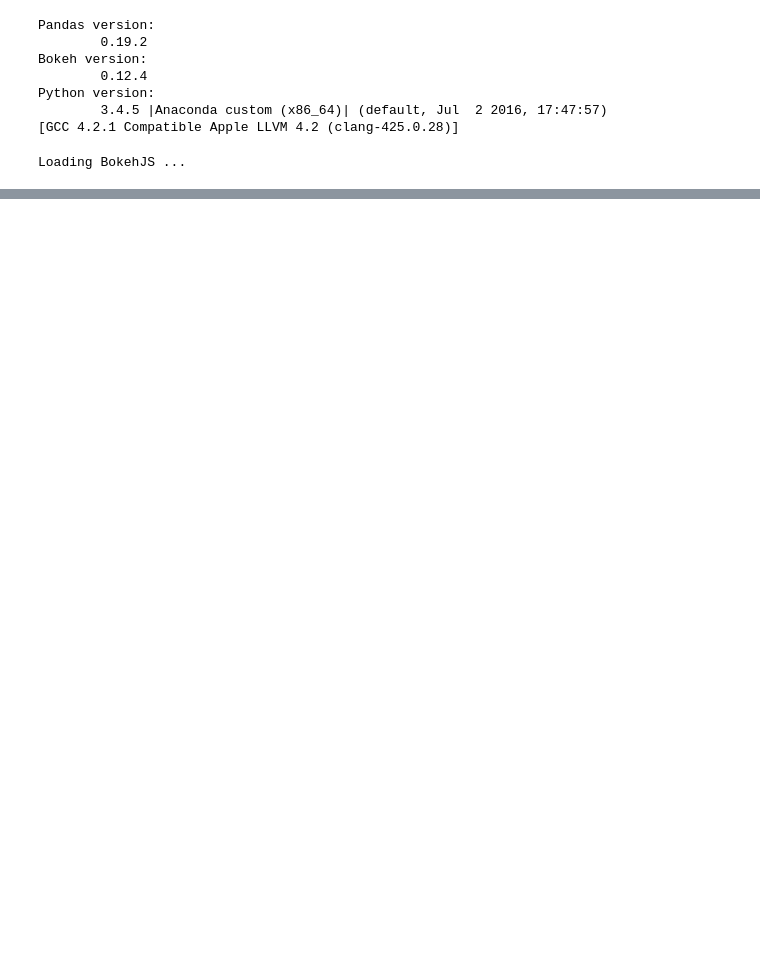
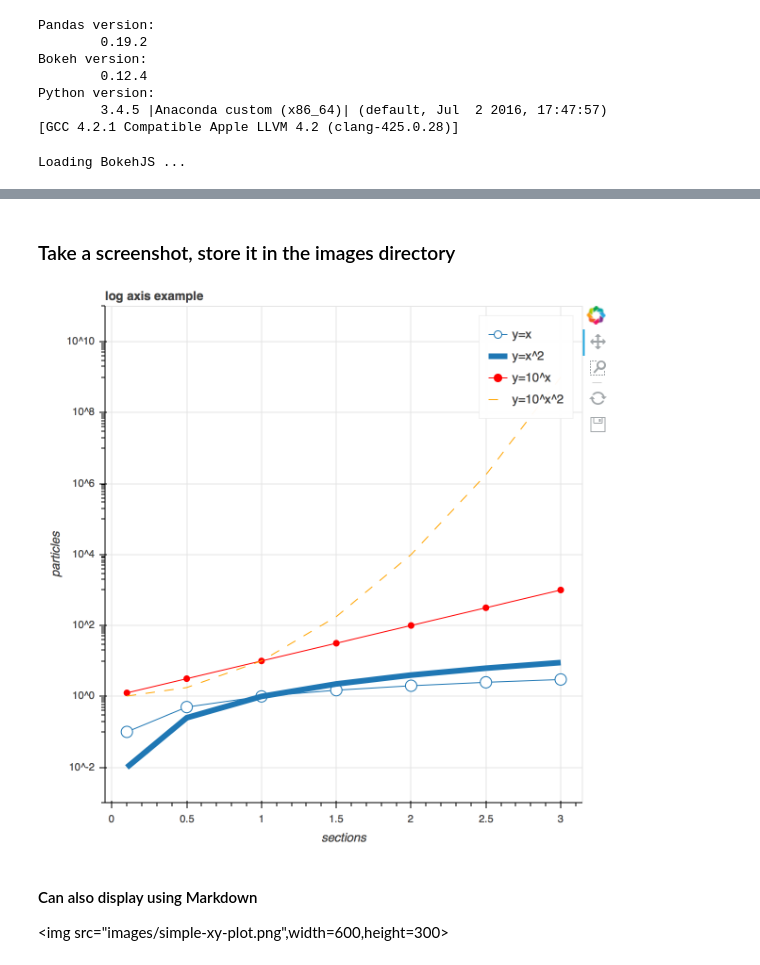
Before and after one commit to nasheqlbrm/furry-happiness, a Jupyter notebook: bokeh-simple-xy-plot.ipynb, the cells around one changed output, grey strips where cells are left out. Cells and saved outputs as stored; diff of their text form; code cells hidden in the pictures; blank space fills up the shorter version.

Commit message:
github only displays static images so display images in alternate ways

```diff
--- a/bokeh-simple-xy-plot.ipynb
+++ b/bokeh-simple-xy-plot.ipynb
@@ -52,2 +57,12 @@ show(p)
 # %% [output]
 [interactive output not drawn]
+# %% [markdown]
+### Take a screenshot, store it in the images directory
+# %%
+from IPython.core.display import Image, display
+display(Image('images/simple-xy-plot.png', width=600, unconfined=True))
+# %% [output]
+[figure, added]
+# %% [markdown]
+#### Can also display  using Markdown
+<img src="images/simple-xy-plot.png",width=600,height=300>
```
Also changed, not shown: parts of 1 cell of this notebook, 1 other file.
